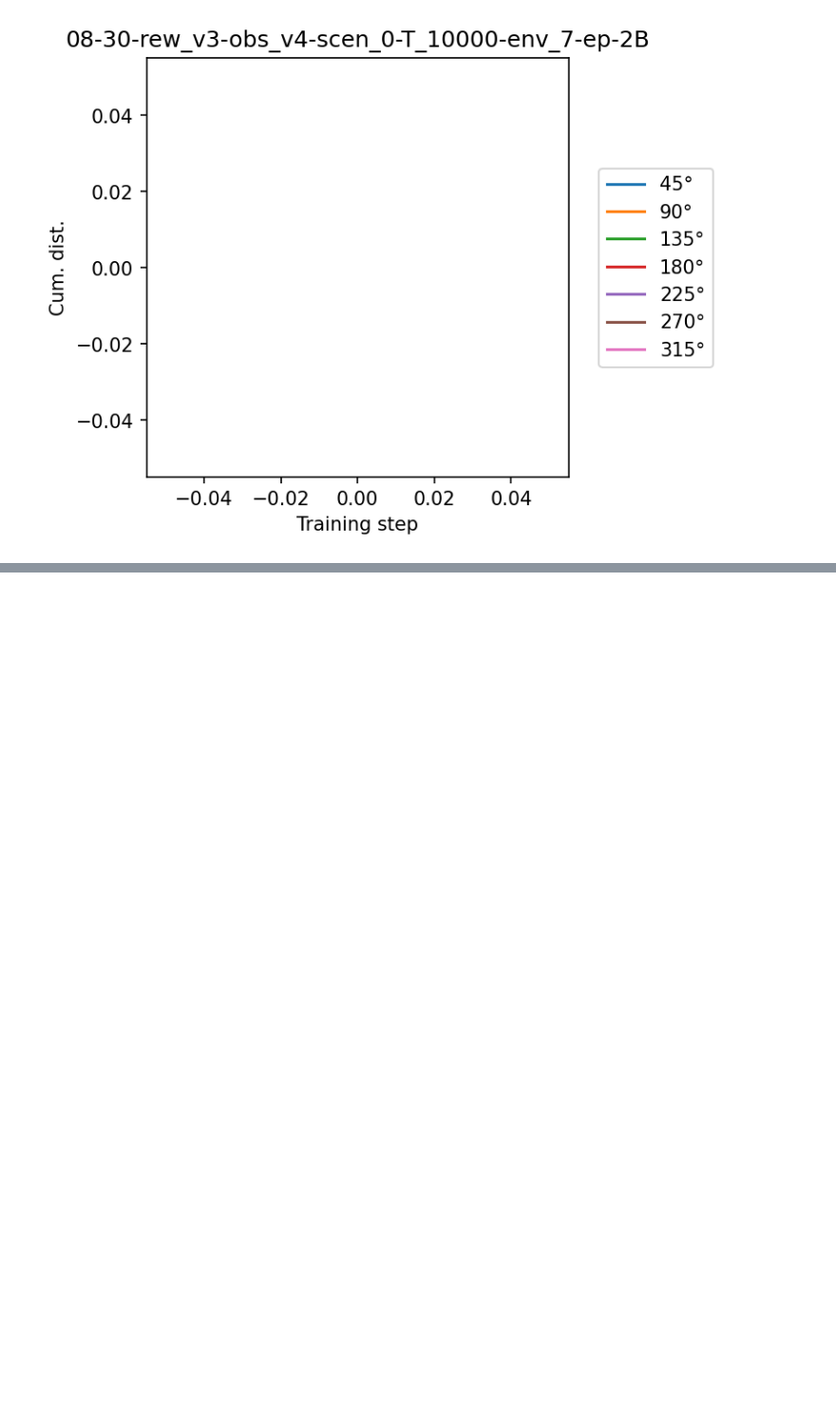
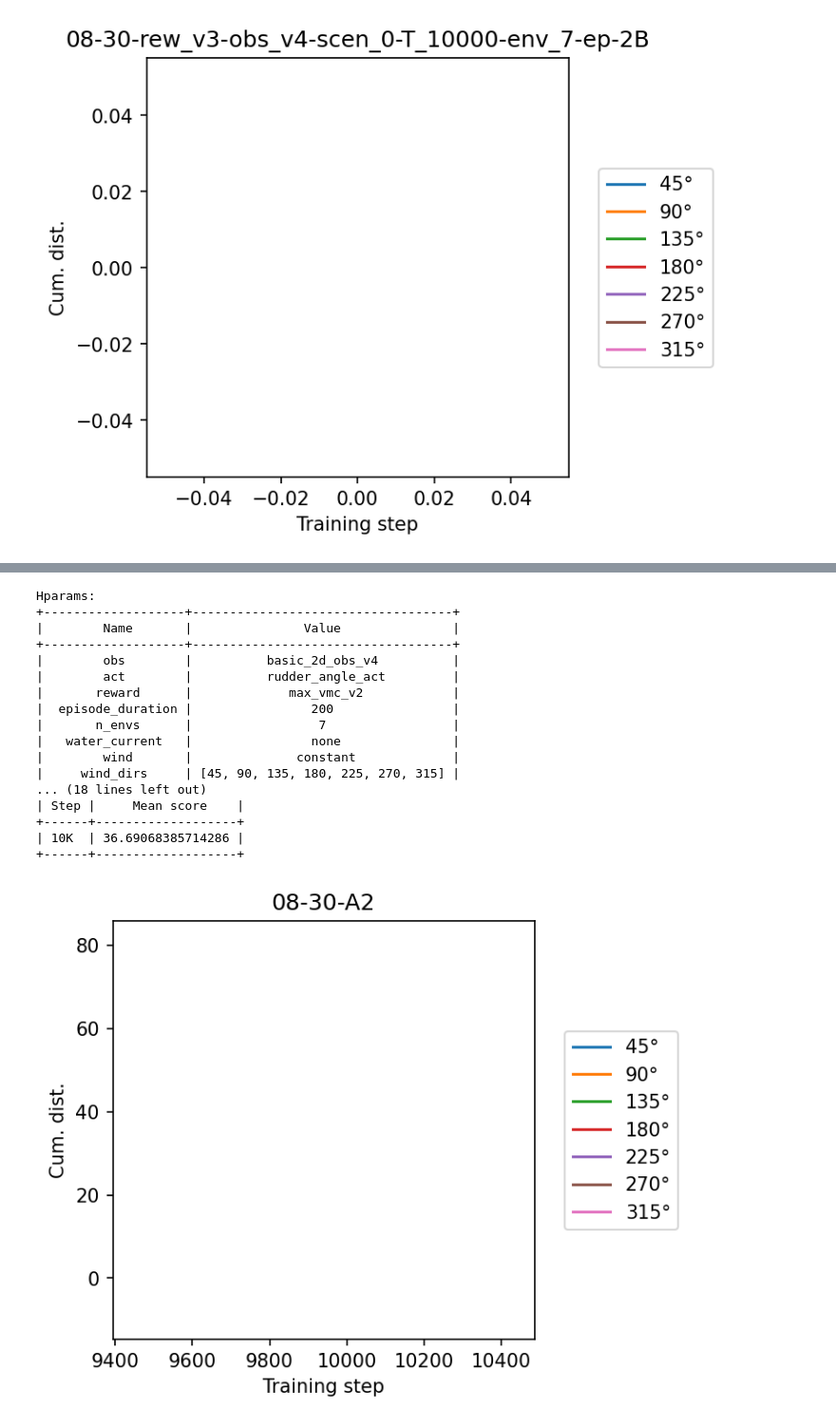
Before and after one commit to lucasmrdt/sailboat-drl, a Jupyter notebook: notebooks/sb3_analysis_mac.ipynb, the cells around one changed output, grey strips where cells are left out. Shown at 95% size. Saved outputs shown, nothing was run; the diff lists cells and outputs as text; code cells hidden in the pictures; blank space fills up the shorter version.

```diff
--- a/notebooks/sb3_analysis_mac.ipynb
+++ b/notebooks/sb3_analysis_mac.ipynb
@@ -345,0 +412,21 @@ Hparams:
+# %%
+plot_training_evolution('08-30-A2')
+# %% [output]
+Hparams:
++-------------------+-----------------------------------+
+|        Name       |               Value               |
++-------------------+-----------------------------------+
+|        obs        |          basic_2d_obs_v4          |
+|        act        |          rudder_angle_act         |
+|       reward      |             max_vmc_v2            |
+|  episode_duration |                200                |
+|       n_envs      |                 7                 |
+|   water_current   |                none               |
+|        wind       |              constant             |
+|     wind_dirs     | [45, 90, 135, 180, 225, 270, 315] |
+... (18 lines left out)
+| Step |     Mean score    |
++------+-------------------+
+| 10K  | 36.69068385714286 |
++------+-------------------+
+[figure, added]
```
Also changed, not shown: parts of 18 cells of this notebook, 5 other files.
